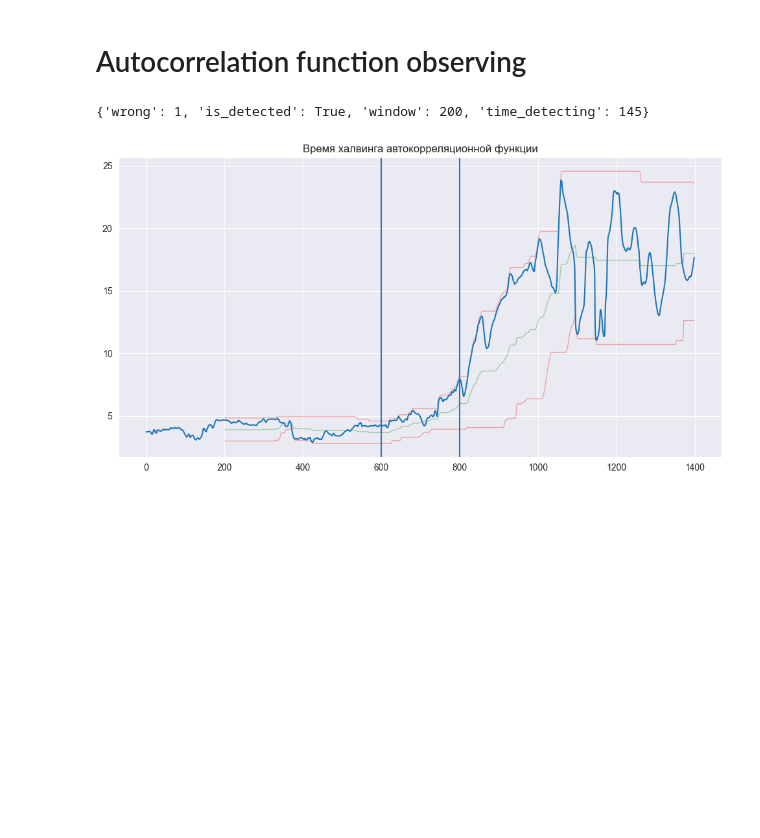
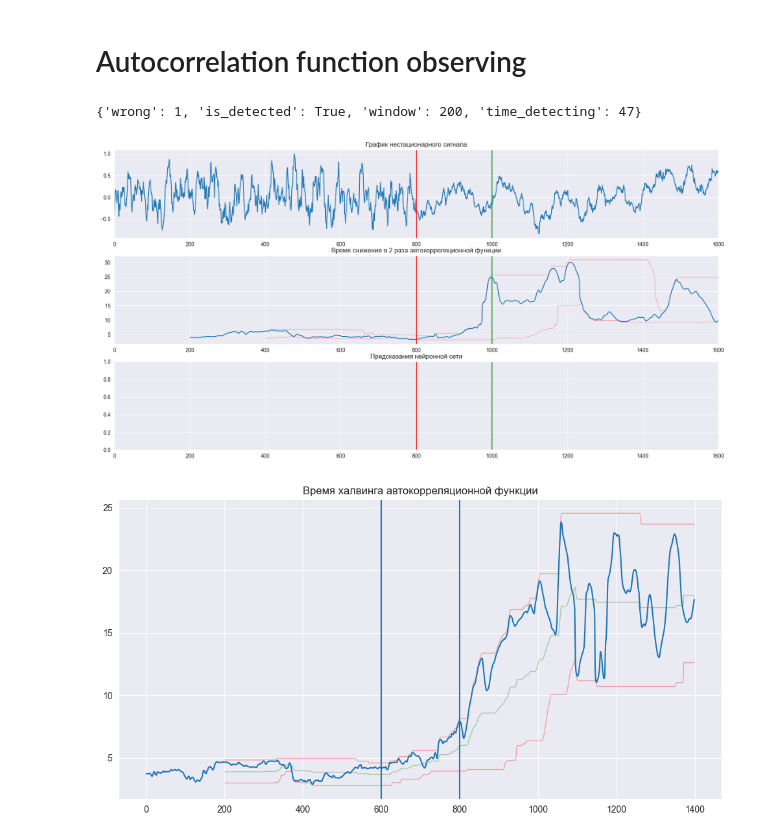
Before and after one commit to aldmitry/signal_processing_with_NN, a Jupyter notebook: ACF_NN.ipynb, the cells around one changed output. Saved outputs shown, nothing was run; the diff lists cells and outputs as text; code cells hidden in the pictures; blank space fills up the shorter version.

Commit message:
Визуализаця сети

```diff
--- a/ACF_NN.ipynb
+++ b/ACF_NN.ipynb
@@ -226,7 +226,7 @@ def pad_zeros(x, maxlen, how = 'pre'):
 # %%
 observe_window = 200
 ma_window1 = 10
-ma_window2 = 50
+ma_window2 = 100
 length1 = observe_window * 4
 length2 = observe_window * 4
 signal1 = make_random_signal(length1, ma_window1)
@@ -235,11 +235,40 @@ signal = np.concatenate([signal1, signal2])
 signal_chunks = [signal[i:i+observe_window] for i in range(signal.shape[0]-observe_window-1)]
 acf_chunks = [make_autocorrelation_dependence(i) for i in signal_chunks]
 hulvings = [calculate_hulving_time_acf(i) for i in acf_chunks]
+dh = signal.shape[0] - len(hulvings)
+x_hulvings = np.array(range(0, len(hulvings))) + dh
+
 center, lower_band, upper_band, x_stats = make_halving_treshold(np.array(hulvings), window = observe_window, delta_percent=0.03)
+dp = signal.shape[0] - len(center)
+x_center = np.array(range(0, len(center))) + dp
 hulving_moments = find_halving_treshold_moments(center, lower_band, upper_band, observe_window, np.array(hulvings))
 halving_treshold_stats(hulving_moments, observe_window, length1, length2)
 # %% [output]
-{'wrong': 1, 'is_detected': True, 'window': 200, 'time_detecting': 145}
+{'wrong': 1, 'is_detected': True, 'window': 200, 'time_detecting': 47}
+# %%
+f, ax = plt.subplots(3, 1, sharex=False, sharey=False, figsize=(20,10)) # параметры shareх и sharey - если False, то у каждого графика
+                                                                         # будет отображена своя ось х и y, если True, то оси х и у будут
+                                                                         # общими для всего пространства графиков
+ax[0].plot(signal)
+ax[0].set_title("График нестационарного сигнала")
+ax[0].set_xlim([0, signal.shape[0]])
+ax[0].axvline(x=int(signal.shape[0]/2), color = 'r')
+ax[0].axvline(x=int(signal.shape[0]/2) + observe_window, color = 'g')
+ax[1].plot(x_center, upper_band, linewidth= 1, color = 'r',  label = 'upper', alpha=0.3)
+ax[1].plot(x_center, lower_band, linewidth= 1, color = 'r', label = 'lower', alpha=0.3)
+#ax[1].plot(x_center, center, linewidth= 1, color = 'g',  label = 'center', alpha=0.3)
+ax[1].plot(x_hulvings, hulvings, label = 'hulvings')
+ax[1].set_title("Время снижения в 2 раза автокорреляционной функции")
+ax[1].set_xlim([0, signal.shape[0]])
+ax[1].axvline(x=int(signal.shape[0]/2), color = 'r')
+ax[1].axvline(x=int(signal.shape[0]/2) + observe_window, color = 'g')
+ax[2].set_title("Предсказания нейронной сети")
+ax[2].set_xlim([0, signal.shape[0]])
+ax[2].axvline(x=int(signal.shape[0]/2), color = 'r')
+ax[2].axvline(x=int(signal.shape[0]/2) + observe_window, color = 'g')
+plt.show()
+# %% [output]
+[figure, added]
 # %%
 plt.figure(figsize = (12,6))
 
```
Also changed, not shown: 1 other file.
